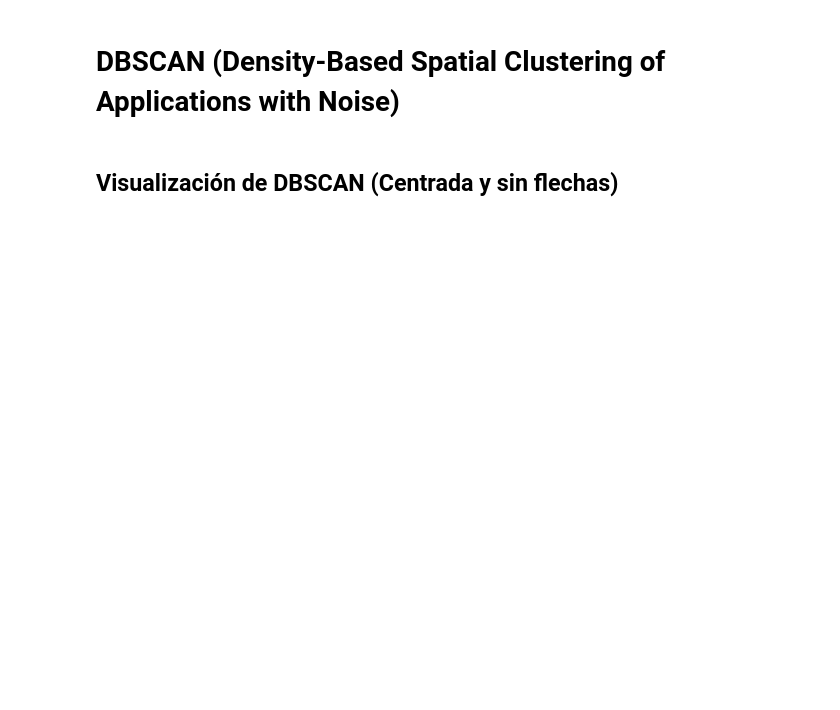
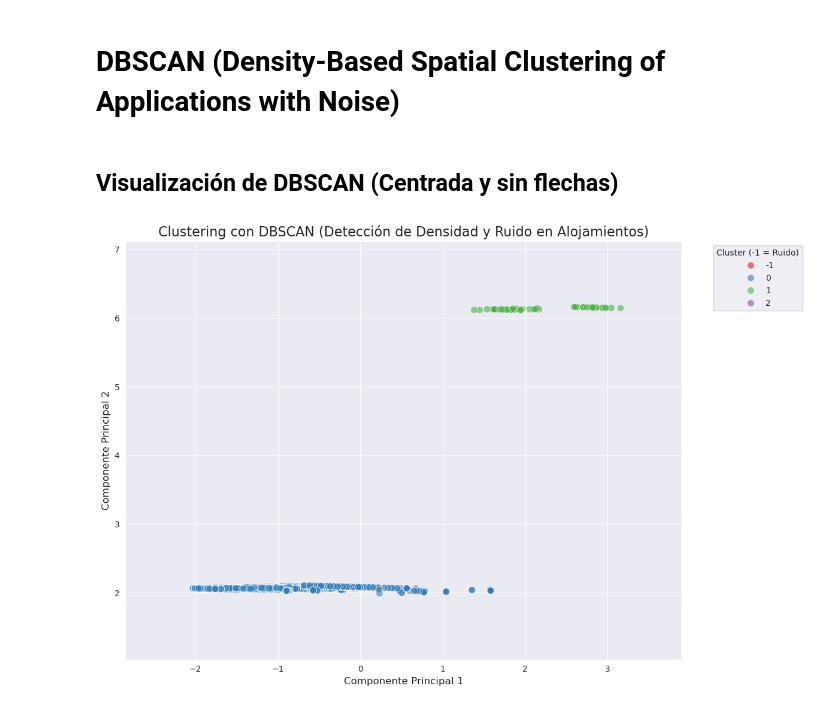
Before and after one commit to IICG-Coquimbo/practica-proyecto-equipo-de-turimos-y-hosteleria, a Jupyter notebook: semanas/Semana 10/Clustering.ipynb, the cells around one changed output. Saved outputs shown, nothing was run; the diff lists cells and outputs as text; code cells hidden in the pictures; blank space fills up the shorter version.

```diff
--- a/semanas/Semana 10/Clustering.ipynb
+++ b/semanas/Semana 10/Clustering.ipynb
@@ -253,8 +326,8 @@ from sklearn.cluster import DBSCAN
 import numpy as np
 
 # 1. Convertimos los datos del PCA a un array de Numpy
-# Usamos las coordenadas que ya calculamos en el paso anterior
-pdf_dbscan = df_pca.select("pcaFeatures", "marca").toPandas()
+# Usamos las coordenadas que ya calculamos en el paso anterior y la columna 'ciudad'
+pdf_dbscan = df_pca.select("pcaFeatures", "ciudad").toPandas()
 X = np.array(pdf_dbscan['pcaFeatures'].apply(lambda x: x.toArray()).tolist())
 
 # 2. Aplicamos DBSCAN
@@ -269,31 +342,40 @@ pdf_dbscan['cluster_dbscan'] = clusters
 # %%
 import seaborn as sns
 import matplotlib.pyplot as plt
+import pandas as pd
+import numpy as np
 
 # Configuramos el estilo
 plt.figure(figsize=(12, 8))
 sns.set_style("darkgrid")
 
 # Calculamos límites para centrar (percentiles 1-99)
 pdf_dbscan[['PC1', 'PC2']] = pd.DataFrame(X, columns=['PC1', 'PC2'])
 pc1_min, pc1_max = np.percentile(pdf_dbscan['PC1'], [1, 99])
 pc2_min, pc2_max = np.percentile(pdf_dbscan['PC2'], [1, 99])
 
 # Graficamos
 # El color 'hue' ahora es el resultado de DBSCAN
 scatter = sns.scatterplot(
     data=pdf_dbscan,
     x='PC1',
     y='PC2',
     hue='cluster_dbscan',
     palette='Set1', # Paleta distinta para diferenciar el ruido
     s=70,
     alpha=0.6
 )
 
+# Aplicamos el centrado de los límites
 plt.xlim(pc1_min - 1, pc1_max + 1)
 plt.ylim(pc2_min - 1, pc2_max + 1)
 
-plt.title('Clustering con DBSCAN (Detección de Densidad y Ruido)', fontsize=16)
+plt.title('Clustering con DBSCAN (Detección de Densidad y Ruido en Alojamientos)', fontsize=16)
+plt.xlabel('Componente Principal 1', fontsize=12)
+plt.ylabel('Componente Principal 2', fontsize=12)
 plt.legend(title='Cluster (-1 = Ruido)', bbox_to_anchor=(1.05, 1), loc='upper left')
+
+plt.tight_layout()
 plt.show()
+# %% [output]
+[figure, added]
```
Also changed, not shown: parts of 11 cells of this notebook, 2 other files.
